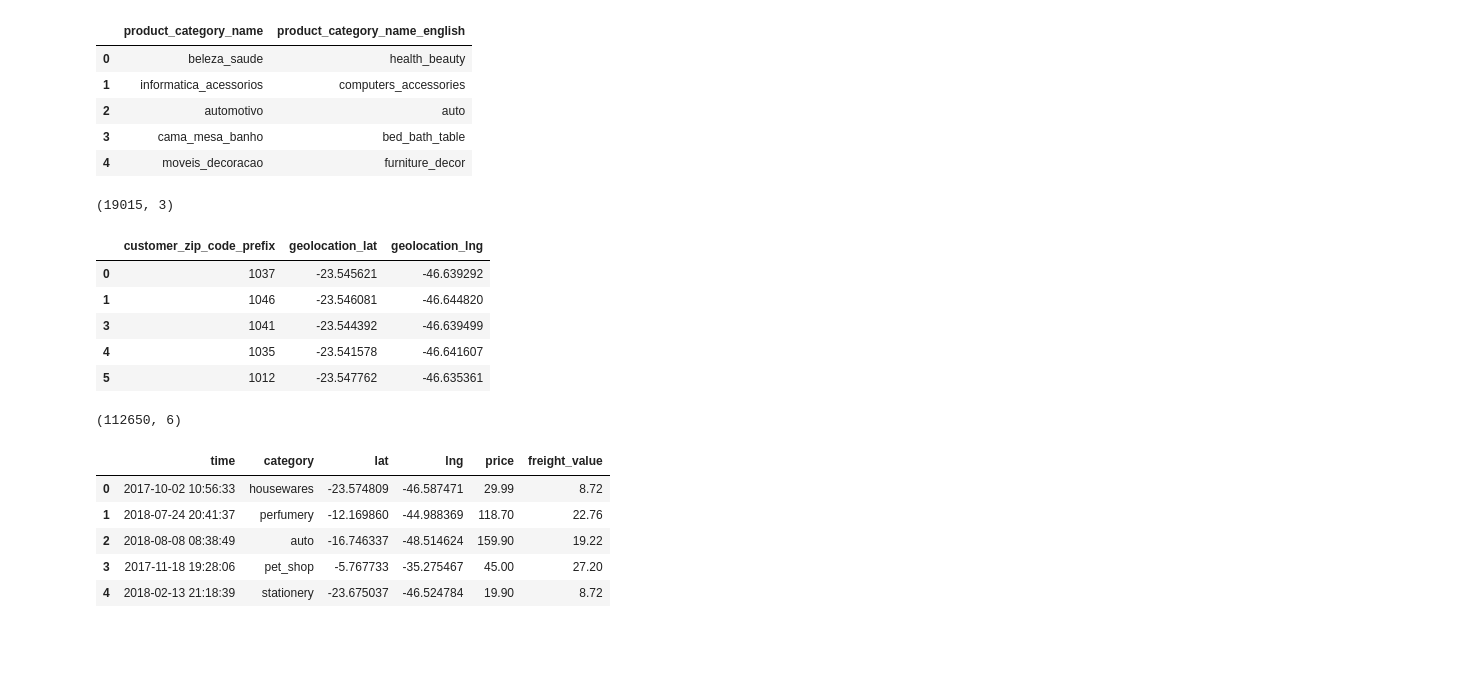
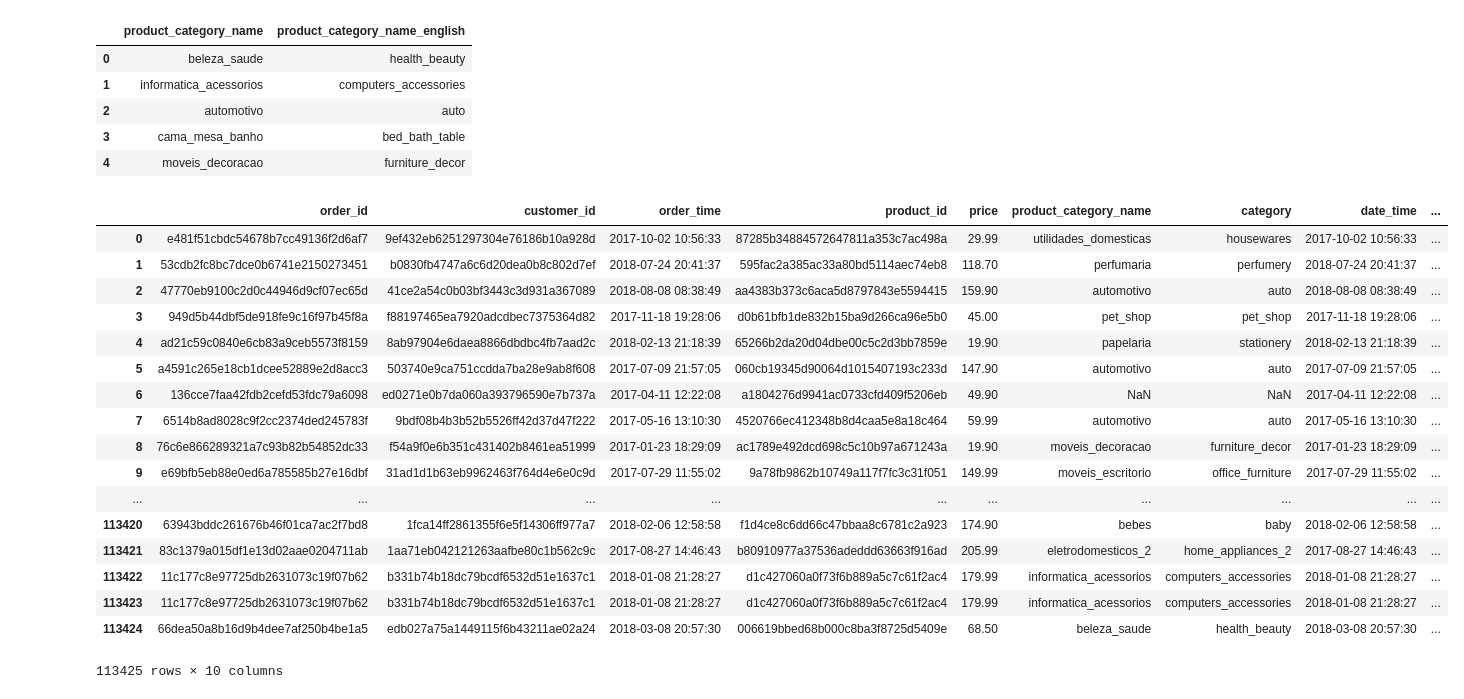
Before and after one commit to BShim92/BrazilianECommerce, a Jupyter notebook: ECommerceDataMerge.ipynb, the cells around one changed output. Saved outputs shown, nothing was run; the diff lists cells and outputs as text; code cells hidden in the pictures; blank space fills up the shorter version.

```diff
--- a/ECommerceDataMerge.ipynb
+++ b/ECommerceDataMerge.ipynb
@@ -78,45 +64,49 @@ prodtransl.head()
 | 2 | automotivo | auto |
 | 3 | cama_mesa_banho | bed_bath_table |
 | 4 | moveis_decoracao | furniture_decor |
-# %%
-# File to Load (Remember to Change These)
-filezipcoord = "./data/brazilian-ecommerce/olist_geolocation_dataset.csv"
-
-# Read Purchasing File and store into Pandas data frame
-zipcoord = pd.read_csv(filezipcoord)[['geolocation_zip_code_prefix', 'geolocation_lat', 'geolocation_lng']]
-zipcoord = zipcoord.rename(columns={'geolocation_zip_code_prefix': 'customer_zip_code_prefix'}).drop_duplicates(subset = 'customer_zip_code_prefix')
-print(zipcoord.shape)
-zipcoord.head()
-# %% [output]
-(19015, 3)
-|  | customer_zip_code_prefix | geolocation_lat | geolocation_lng |
-| 0 | 1037 | -23.545621 | -46.639292 |
-| 1 | 1046 | -23.546081 | -46.644820 |
-| 3 | 1041 | -23.544392 | -46.639499 |
-| 4 | 1035 | -23.541578 | -46.641607 |
-| 5 | 1012 | -23.547762 | -46.635361 |
 # %%
-mergedf = pd.merge(ordcusttime, ordprod, on = 'order_id', how = 'right')
-mergedf = pd.merge(mergedf, custzip, on = 'customer_id', how = 'left')
+import time
+mergedf = pd.merge(ordcusttime, ordprod, on = 'order_id',how= 'left')
 mergedf = pd.merge(mergedf, prodcat, on = 'product_id', how = 'left')
 mergedf = pd.merge(mergedf, prodtransl, on = 'product_category_name', how = 'left')
-mergedf = pd.merge(mergedf, zipcoord, on = 'customer_zip_code_prefix' , how = 'left')
-mergedf = mergedf[['order_purchase_timestamp', 'product_category_name_english', 'geolocation_lat', 'geolocation_lng', 'price', 'freight_value']]
-
 renamecolumns = {
-    'order_purchase_timestamp': 'time',
-    'product_category_name_english': 'category',
-    'geolocation_lat': 'lat',
-    'geolocation_lng': 'lng'
+    'order_purchase_timestamp': 'order_time',
+    'product_category_name_english': 'category'
 }
 mergedf = mergedf.rename(columns = renamecolumns)
-print(mergedf.shape)
-mergedf.head()
+
+mergedf ["date_time"]= pd.to_datetime(mergedf['order_time'])
+
+#mergedf = mergedf[['order_purchase_timestamp', 'product_category_name_english', 'price']]
+
+#renamecolumns = {
+  #  'order_purchase_timestamp': 'time',
+    #'product_category_name_english': 'category'
+#}
+#mergedf = mergedf.rename(columns = renamecolumns)
+#print(mergedf.shape)
+#len(mergedf['category'].unique())
-# %% [output]
-(112650, 6)
-|  | time | category | lat | lng | price | freight_value |
-| 0 | 2017-10-02 10:56:33 | housewares | -23.574809 | -46.587471 | 29.99 | 8.72 |
-| 1 | 2018-07-24 20:41:37 | perfumery | -12.169860 | -44.988369 | 118.70 | 22.76 |
-| 2 | 2018-08-08 08:38:49 | auto | -16.746337 | -48.514624 | 159.90 | 19.22 |
-| 3 | 2017-11-18 19:28:06 | pet_shop | -5.767733 | -35.275467 | 45.00 | 27.20 |
-| 4 | 2018-02-13 21:18:39 | stationery | -23.675037 | -46.524784 | 19.90 | 8.72 |
+# %%
+
+mergedf['year'] = pd.DatetimeIndex(mergedf['date_time']).year
+mergedf['month'] = pd.DatetimeIndex(mergedf['date_time']).month
+mergedf
+# %% [output]
+|  | order_id | customer_id | order_time | product_id | price | product_category_name | category | date_time | ... |
+| 0 | e481f51cbdc54678b7cc49136f2d6af7 | 9ef432eb6251297304e76186b10a928d | 2017-10-02 10:56:33 | 87285b34884572647811a353c7ac498a | 29.99 | utilidades_domesticas | housewares | 2017-10-02 10:56:33 | ... |
+| 1 | 53cdb2fc8bc7dce0b6741e2150273451 | b0830fb4747a6c6d20dea0b8c802d7ef | 2018-07-24 20:41:37 | 595fac2a385ac33a80bd5114aec74eb8 | 118.70 | perfumaria | perfumery | 2018-07-24 20:41:37 | ... |
+| 2 | 47770eb9100c2d0c44946d9cf07ec65d | 41ce2a54c0b03bf3443c3d931a367089 | 2018-08-08 08:38:49 | aa4383b373c6aca5d8797843e5594415 | 159.90 | automotivo | auto | 2018-08-08 08:38:49 | ... |
+| 3 | 949d5b44dbf5de918fe9c16f97b45f8a | f88197465ea7920adcdbec7375364d82 | 2017-11-18 19:28:06 | d0b61bfb1de832b15ba9d266ca96e5b0 | 45.00 | pet_shop | pet_shop | 2017-11-18 19:28:06 | ... |
+| 4 | ad21c59c0840e6cb83a9ceb5573f8159 | 8ab97904e6daea8866dbdbc4fb7aad2c | 2018-02-13 21:18:39 | 65266b2da20d04dbe00c5c2d3bb7859e | 19.90 | papelaria | stationery | 2018-02-13 21:18:39 | ... |
+| 5 | a4591c265e18cb1dcee52889e2d8acc3 | 503740e9ca751ccdda7ba28e9ab8f608 | 2017-07-09 21:57:05 | 060cb19345d90064d1015407193c233d | 147.90 | automotivo | auto | 2017-07-09 21:57:05 | ... |
+| 6 | 136cce7faa42fdb2cefd53fdc79a6098 | ed0271e0b7da060a393796590e7b737a | 2017-04-11 12:22:08 | a1804276d9941ac0733cfd409f5206eb | 49.90 | NaN | NaN | 2017-04-11 12:22:08 | ... |
+| 7 | 6514b8ad8028c9f2cc2374ded245783f | 9bdf08b4b3b52b5526ff42d37d47f222 | 2017-05-16 13:10:30 | 4520766ec412348b8d4caa5e8a18c464 | 59.99 | automotivo | auto | 2017-05-16 13:10:30 | ... |
+| 8 | 76c6e866289321a7c93b82b54852dc33 | f54a9f0e6b351c431402b8461ea51999 | 2017-01-23 18:29:09 | ac1789e492dcd698c5c10b97a671243a | 19.90 | moveis_decoracao | furniture_decor | 2017-01-23 18:29:09 | ... |
+| 9 | e69bfb5eb88e0ed6a785585b27e16dbf | 31ad1d1b63eb9962463f764d4e6e0c9d | 2017-07-29 11:55:02 | 9a78fb9862b10749a117f7fc3c31f051 | 149.99 | moveis_escritorio | office_furniture | 2017-07-29 11:55:02 | ... |
+| ... | ... | ... | ... | ... | ... | ... | ... | ... | ... |
+| 113420 | 63943bddc261676b46f01ca7ac2f7bd8 | 1fca14ff2861355f6e5f14306ff977a7 | 2018-02-06 12:58:58 | f1d4ce8c6dd66c47bbaa8c6781c2a923 | 174.90 | bebes | baby | 2018-02-06 12:58:58 | ... |
+| 113421 | 83c1379a015df1e13d02aae0204711ab | 1aa71eb042121263aafbe80c1b562c9c | 2017-08-27 14:46:43 | b80910977a37536adeddd63663f916ad | 205.99 | eletrodomesticos_2 | home_appliances_2 | 2017-08-27 14:46:43 | ... |
+| 113422 | 11c177c8e97725db2631073c19f07b62 | b331b74b18dc79bcdf6532d51e1637c1 | 2018-01-08 21:28:27 | d1c427060a0f73f6b889a5c7c61f2ac4 | 179.99 | informatica_acessorios | computers_accessories | 2018-01-08 21:28:27 | ... |
+| 113423 | 11c177c8e97725db2631073c19f07b62 | b331b74b18dc79bcdf6532d51e1637c1 | 2018-01-08 21:28:27 | d1c427060a0f73f6b889a5c7c61f2ac4 | 179.99 | informatica_acessorios | computers_accessories | 2018-01-08 21:28:27 | ... |
+| 113424 | 66dea50a8b16d9b4dee7af250b4be1a5 | edb027a75a1449115f6b43211ae02a24 | 2018-03-08 20:57:30 | 006619bbed68b000c8ba3f8725d5409e | 68.50 | beleza_saude | health_beauty | 2018-03-08 20:57:30 | ... |
+113425 rows × 10 columns
```
Also changed, not shown: parts of 3 cells of this notebook.
